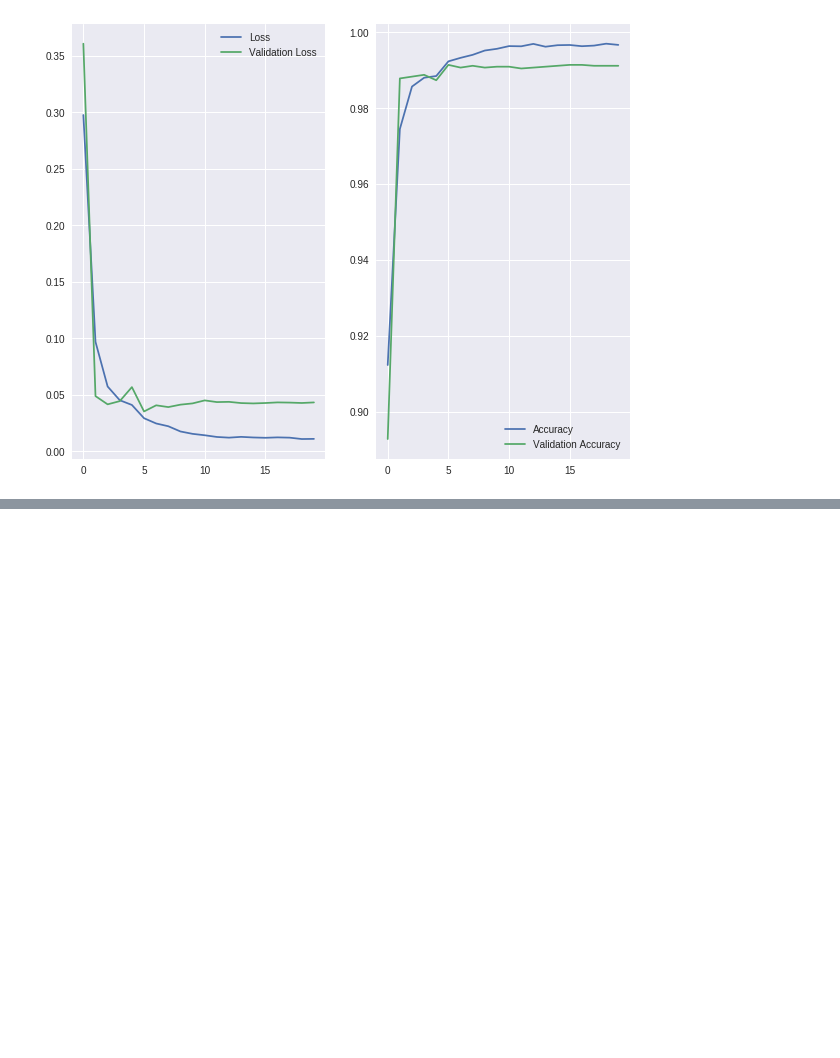
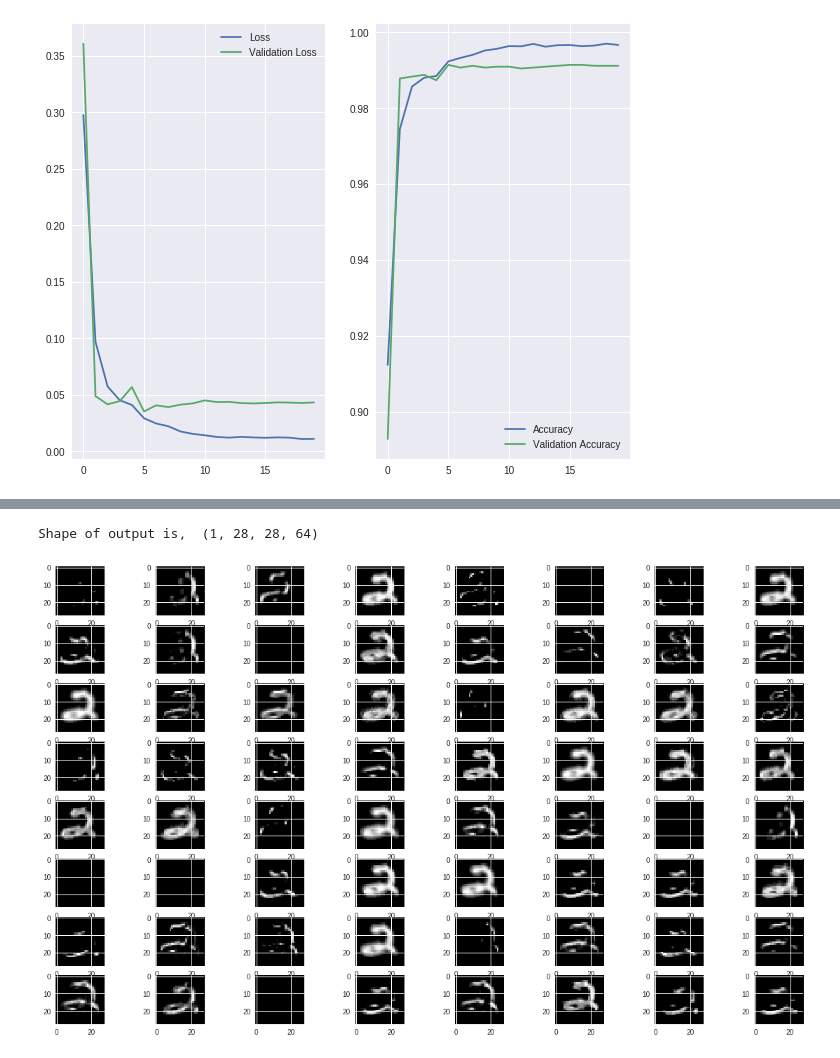
Before and after one commit to shivam-kotwalia/data-science-project, a Jupyter notebook: Visualize_CNN_with_keras.ipynb, the cells around one changed output, grey strips where cells are left out. Drawn from its saved outputs; the diff is of its cells as text; code cells hidden in the pictures; blank space fills up the shorter version.

```diff
--- a/Visualize_CNN_with_keras.ipynb
+++ b/Visualize_CNN_with_keras.ipynb
@@ -226,0 +279,4 @@ model_history = model.fit(X_train, Y_train, validation_data=(X_val, Y_val), epoc
+# %%
+model_viz = Model(inputs=model.input, outputs=layer_outputs)
+# %%
+test_image_viz = model_viz.predict(test_image)
@@ -226,0 +304,15 @@ model_history = model.fit(X_train, Y_train, validation_data=(X_val, Y_val), epoc
+# %%
+def display_activation(test_image_viz, col_size, row_size, index):
+    activation = test_image_viz[index]
+    activation_index=0
+    print("Shape of output is, ", activation.shape)
+    fig, ax = plt.subplots(row_size, col_size, figsize=(row_size*2.5,col_size*1.5))
+    for row in range(0,row_size):
+        for col in range(0,col_size):
+            ax[row][col].imshow(activation[0, :, :, activation_index], cmap='gray')
+            activation_index += 1
+# %%
+display_activation(test_image_viz, 8,8, 0)
+# %% [output]
+Shape of output is,  (1, 28, 28, 64)
+[figure, added]
```
Also changed, not shown: parts of 11 cells of this notebook.
